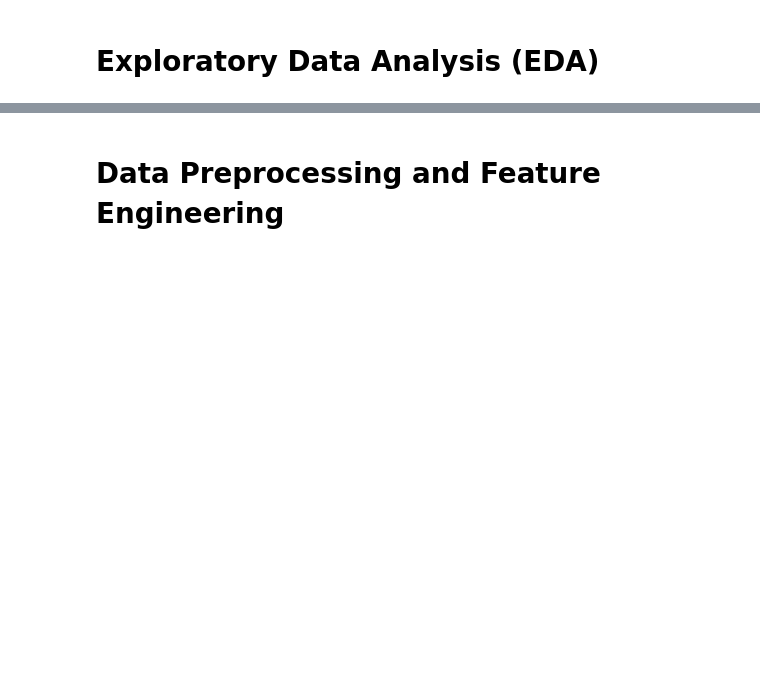
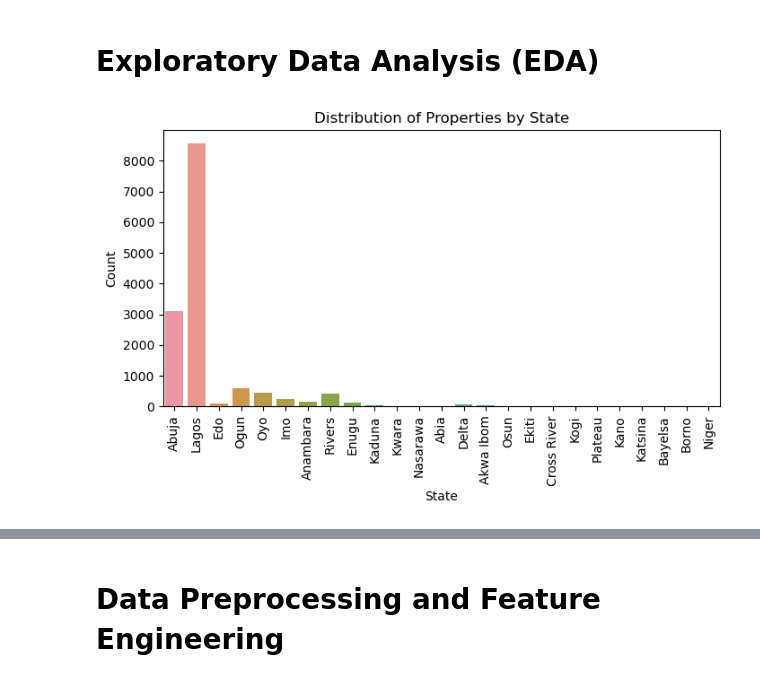
Before and after one commit to Johnnysnipes90/Nigeria-Housing-Price-Prediction, a Jupyter notebook: Notebook/notebook.ipynb, the cells around one changed output, grey strips where cells are left out. Saved outputs shown, nothing was run; the diff lists cells and outputs as text; code cells hidden in the pictures; blank space fills up the shorter version.

```diff
--- a/Notebook/notebook.ipynb
+++ b/Notebook/notebook.ipynb
@@ -230,3 +230,13 @@ price            0.373771
 dtype: float64
 # %% [markdown]
 # Exploratory Data Analysis (EDA)
+# %%
+plt.figure(figsize=(8, 4))
+sns.countplot(x='state', data=nigeria_df)
+plt.xticks(rotation=90)  # Rotate labels to avoid overlap
+plt.title('Distribution of Properties by State')
+plt.xlabel('State')
+plt.ylabel('Count')
+plt.show()
+# %% [output]
+[figure, added]
```
Also changed, not shown: parts of 5 cells of this notebook.
